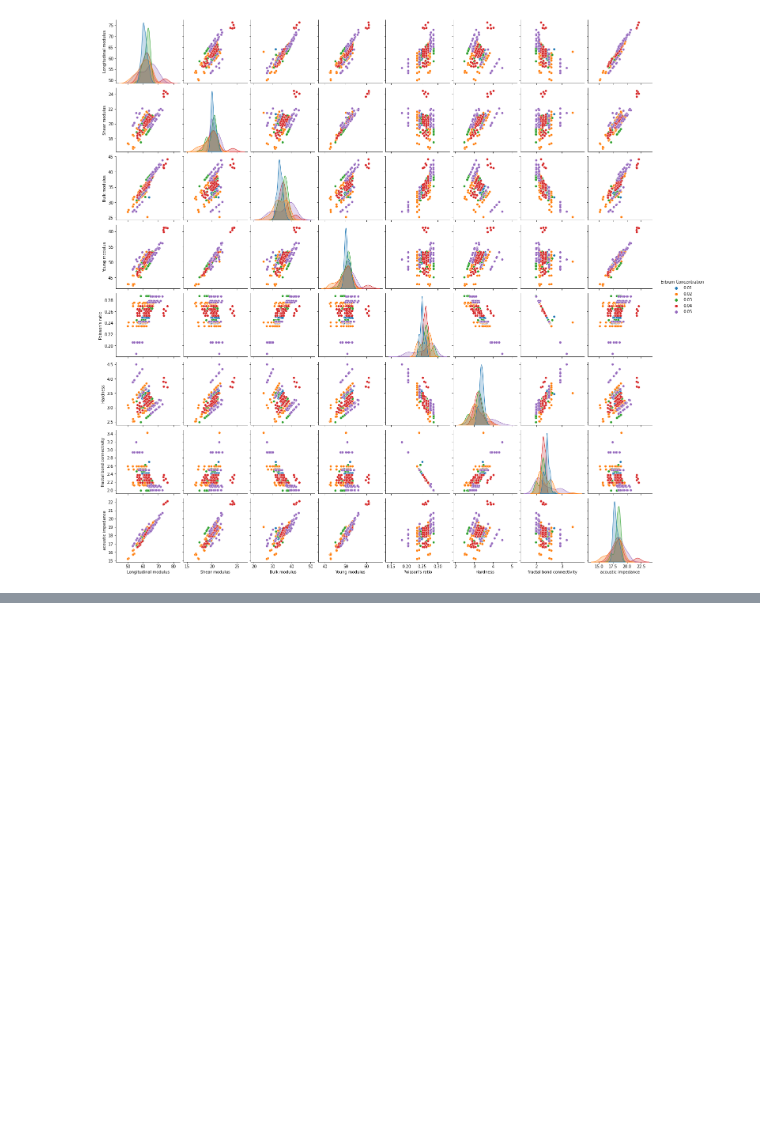
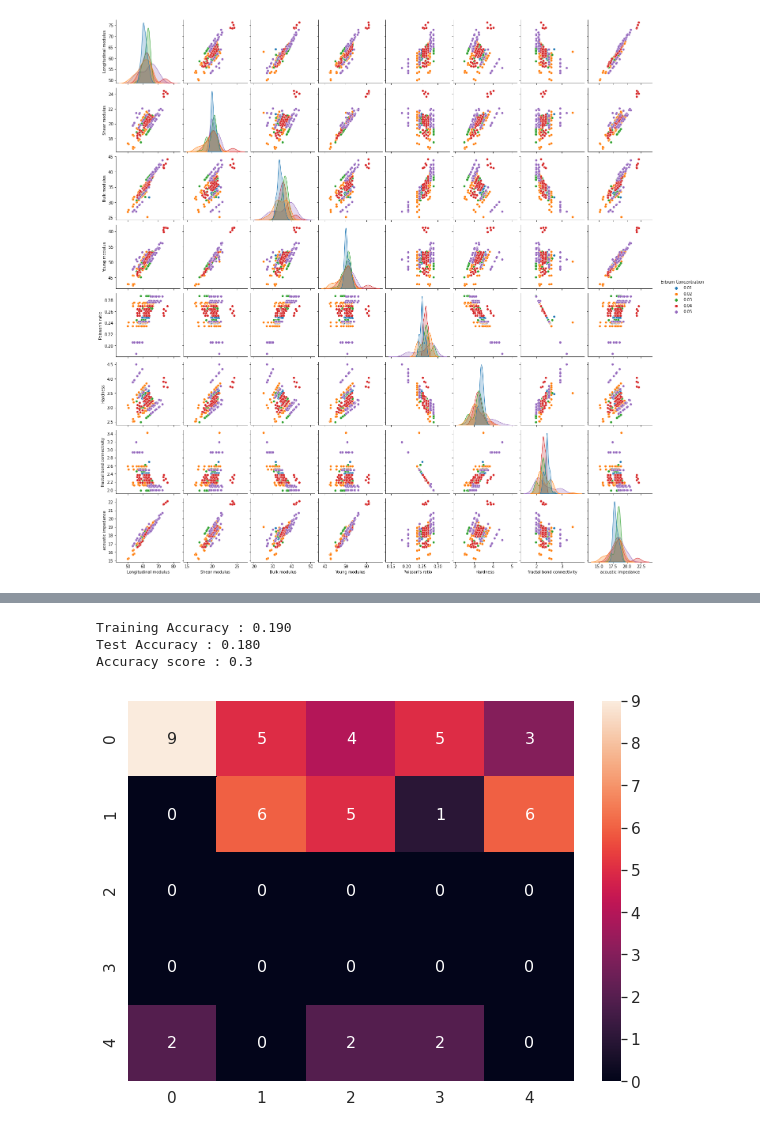
Before and after one commit to ee2110/Machine_Learning_with_TensorFlow, a Jupyter notebook: Glass-Compound-Analysis/Erbium_Concentration_Classification/DNN_tf2_Erbium_concentration_classification.ipynb, the cells around one changed output, grey strips where cells are left out. Drawn from its saved outputs; the diff is of its cells as text; code cells hidden in the pictures; blank space fills up the shorter version.

```diff
--- a/Glass-Compound-Analysis/Erbium_Concentration_Classification/DNN_tf2_Erbium_concentration_classification.ipynb
+++ b/Glass-Compound-Analysis/Erbium_Concentration_Classification/DNN_tf2_Erbium_concentration_classification.ipynb
@@ -134,0 +169,23 @@ Accuracy score : 0.58
+# %%
+column_name = data.columns[:-1]
+df_data = data.copy()
+for column in column_name:
+    df_data[column] = (df_data[column] - df_data[column].min()) / (df_data[column].max() - df_data[column].min())
+
+normalized_train_data = df_data.sample(frac=0.8, random_state=10)
+normalized_test_data = df_data.drop(normalized_train_data.index)
+
+normalized_train_x = normalized_train_data[normalized_train_data.columns[:index_column]]
+norm_x = normalized_train_data[normalized_train_data.columns[index_column:]]
+normalized_train_y = encoded.fit_transform(norm_x).toarray()
+
+normalized_test_x = normalized_test_data[normalized_test_data.columns[:index_column]]
+norm_y = normalized_test_data[normalized_test_data.columns[index_column:]]
+normalized_test_y = encoded.fit_transform(norm_y).toarray()
+
+test_model(normalized_train_x, normalized_train_y, normalized_test_x, normalized_test_y)
+# %% [output]
+Training Accuracy : 0.190
+Test Accuracy : 0.180
+Accuracy score : 0.3
+[figure, added]
```
Also changed, not shown: parts of 6 cells of this notebook.
